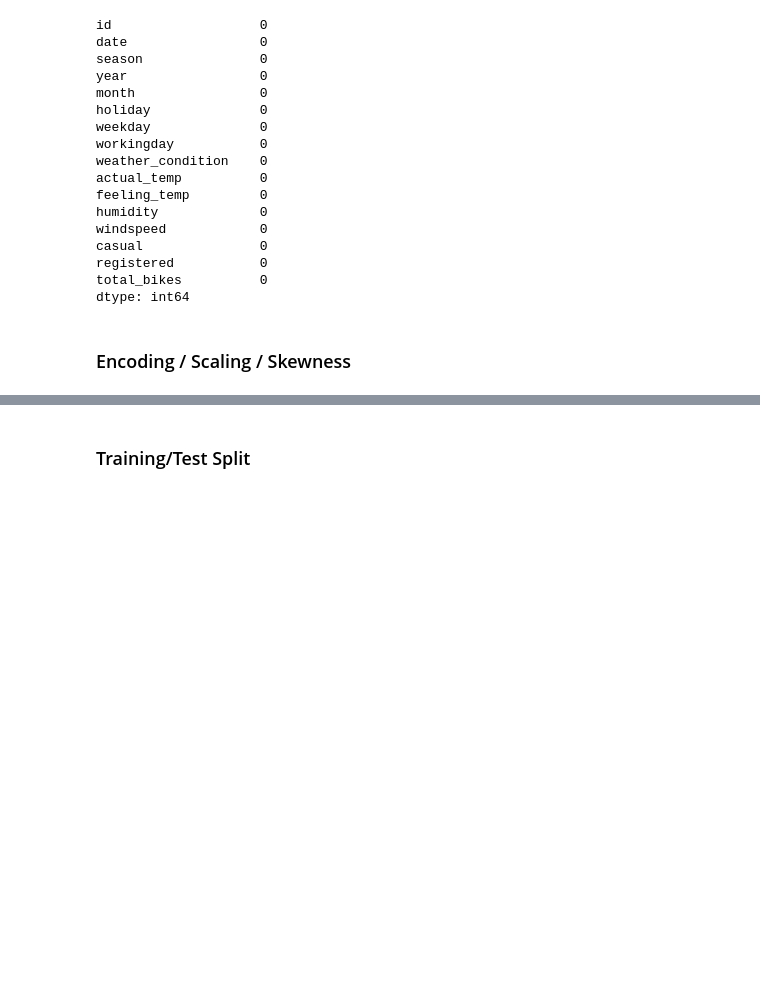
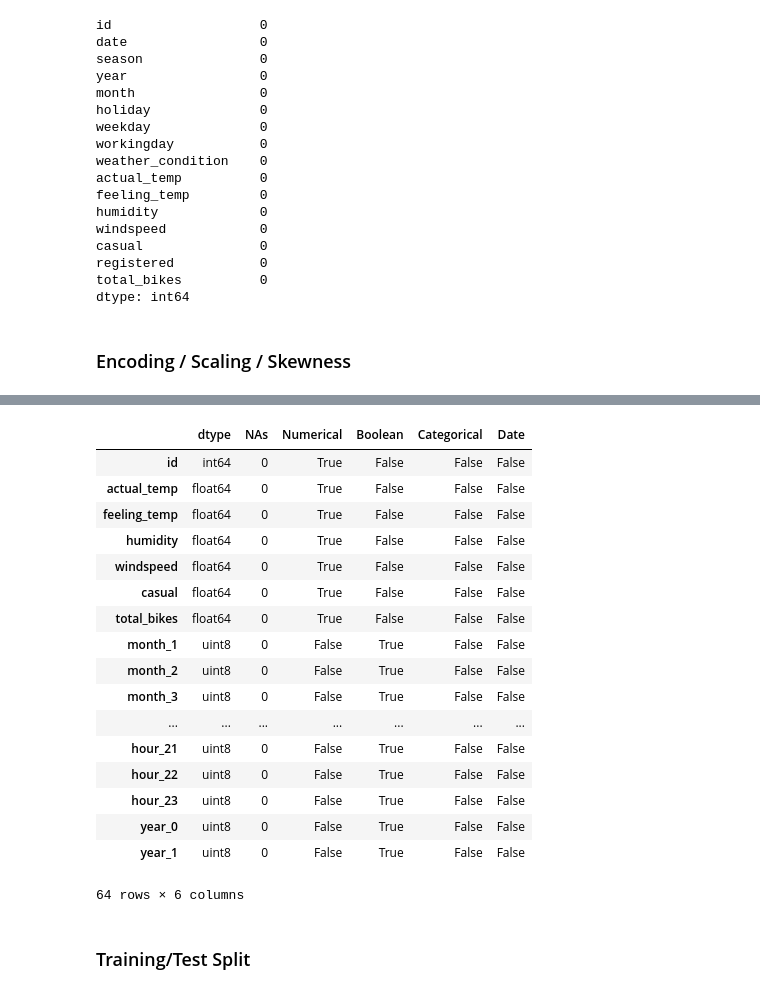
Before and after one commit to stsentemeidis/Bike_Sharing_Washington, a Jupyter notebook: MASTER.ipynb, the cells around one changed output, grey strips where cells are left out. Saved outputs shown, nothing was run; the diff lists cells and outputs as text; code cells hidden in the pictures; blank space fills up the shorter version.

```diff
--- a/MASTER.ipynb
+++ b/MASTER.ipynb
@@ -895 +911,24 @@ days_df_encoded = onehot_encode(days_df)
+# %%
+hours_prep_encoded = onehot_encode(hours_prep)
+days_prep_encoded = onehot_encode(days_prep)
+df_desc(hours_prep_encoded)
+# %% [output]
+|  | dtype | NAs | Numerical | Boolean | Categorical | Date |
+| id | int64 | 0 | True | False | False | False |
+| actual_temp | float64 | 0 | True | False | False | False |
+| feeling_temp | float64 | 0 | True | False | False | False |
+| humidity | float64 | 0 | True | False | False | False |
+| windspeed | float64 | 0 | True | False | False | False |
+| casual | float64 | 0 | True | False | False | False |
+| total_bikes | float64 | 0 | True | False | False | False |
+| month_1 | uint8 | 0 | False | True | False | False |
+| month_2 | uint8 | 0 | False | True | False | False |
+| month_3 | uint8 | 0 | False | True | False | False |
+| ... | ... | ... | ... | ... | ... | ... |
+| hour_21 | uint8 | 0 | False | True | False | False |
+| hour_22 | uint8 | 0 | False | True | False | False |
+| hour_23 | uint8 | 0 | False | True | False | False |
+| year_0 | uint8 | 0 | False | True | False | False |
+| year_1 | uint8 | 0 | False | True | False | False |
+64 rows × 6 columns
 # %%
```
Also changed, not shown: parts of 13 cells of this notebook, 1 other file.
